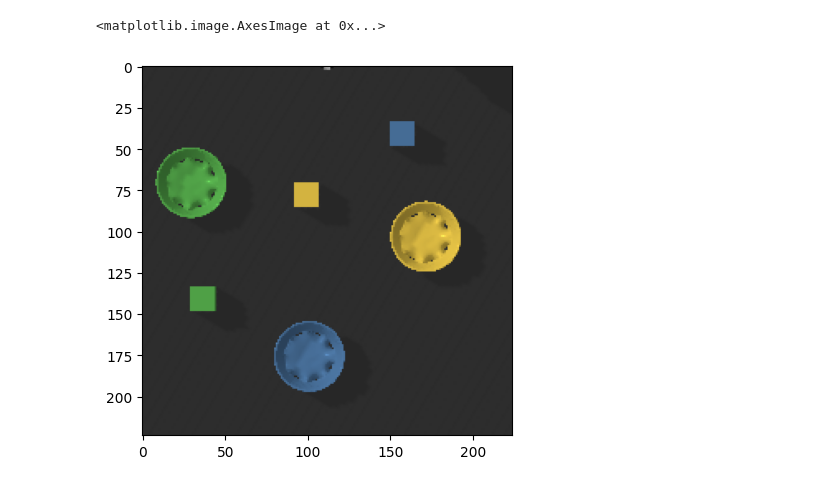
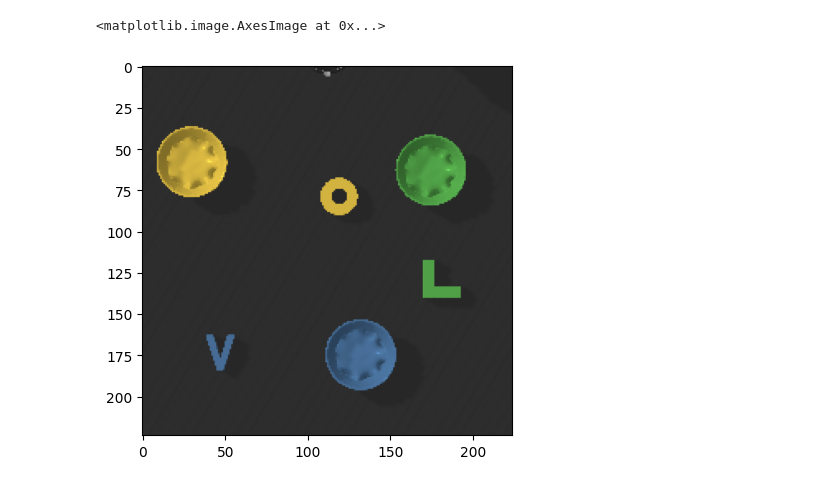
Before and after one commit to runyuma/RA, a Jupyter notebook: _.ipynb, the cells around one changed output. Drawn from its saved outputs; the diff is of its cells as text; code cells hidden in the pictures.

Commit message:
Add letter task

```diff
--- a/_.ipynb
+++ b/_.ipynb
@@ -17,12 +17,13 @@ from PIL import Image
 import torch
 from reward.detector import VILD
 # %%
-image_path = "reward/tmp/color.png"
+# image_path = "reward/tmp/color.png"
+image_path = "writting/img/letter.png"
 image = Image.open(image_path)
 plt.imshow(image)
 # %% [output]
 <matplotlib.image.AxesImage at 0x...>
-[figure, old version]
+[figure, new version]
 # %%
 vild = VILD()
 # %% [output]
```
Also changed, not shown: parts of 3 cells of this notebook, 42 other files.
